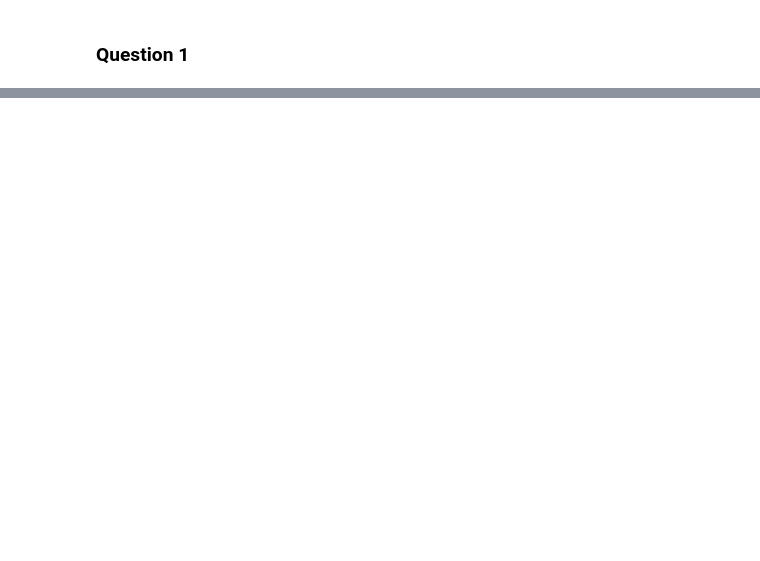
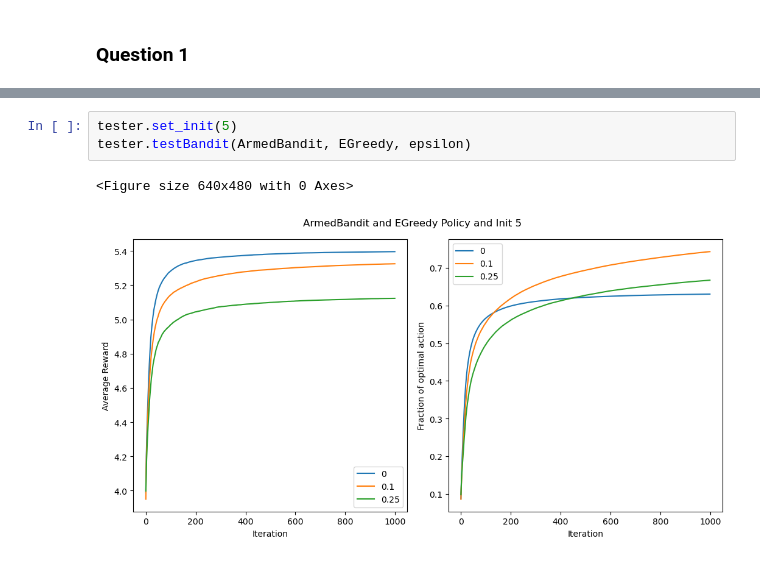
Before and after one commit to ArianaVillegas/ECE495-595, a Jupyter notebook: hw2.ipynb, the cells around one changed output, grey strips where cells are left out. Drawn from its saved outputs; the diff is of its cells as text; blank space fills up the shorter version.

```diff
--- a/hw2.ipynb
+++ b/hw2.ipynb
@@ -116,0 +49,6 @@ plt.show()
+# %%
+tester.set_init(5)
+tester.testBandit(ArmedBandit, EGreedy, epsilon)
+# %% [output]
+<Figure size 640x480 with 0 Axes>
+[figure, added]
```
Also changed, not shown: parts of 18 cells of this notebook, 3 other files.
